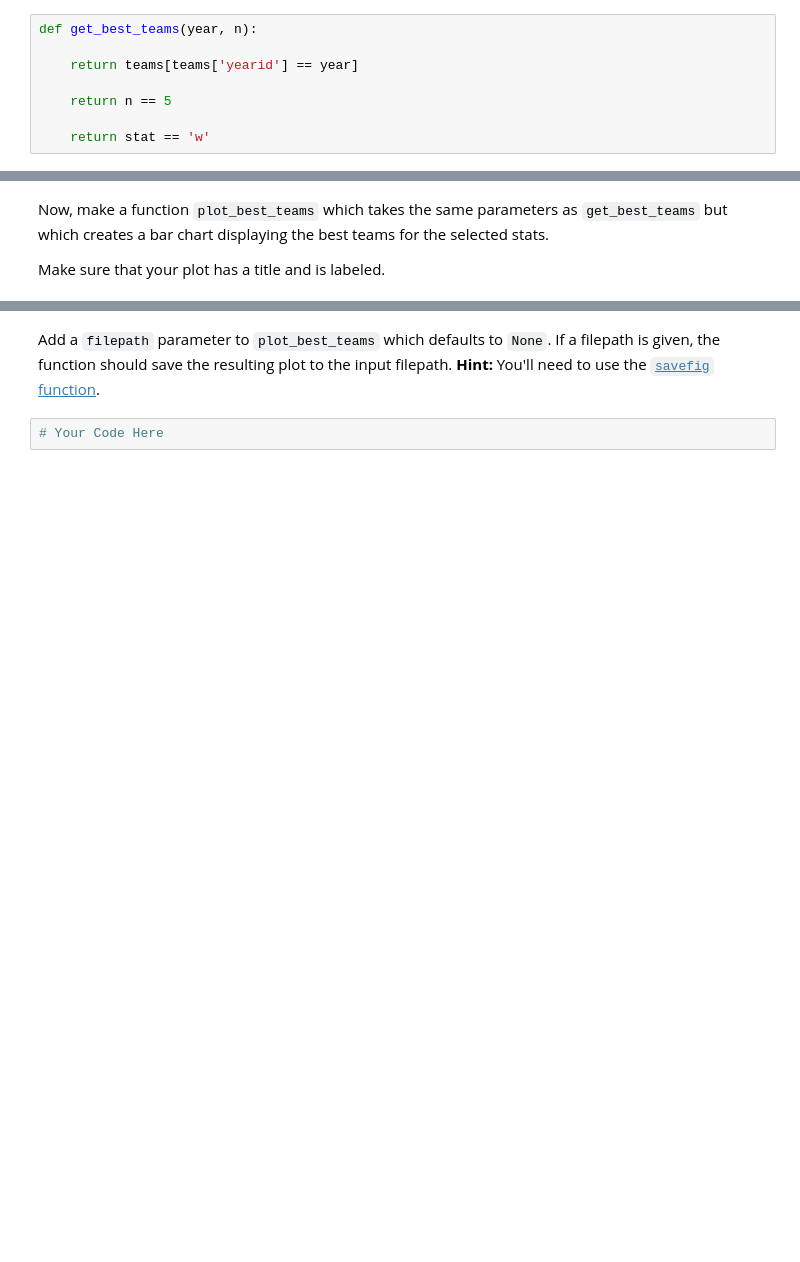
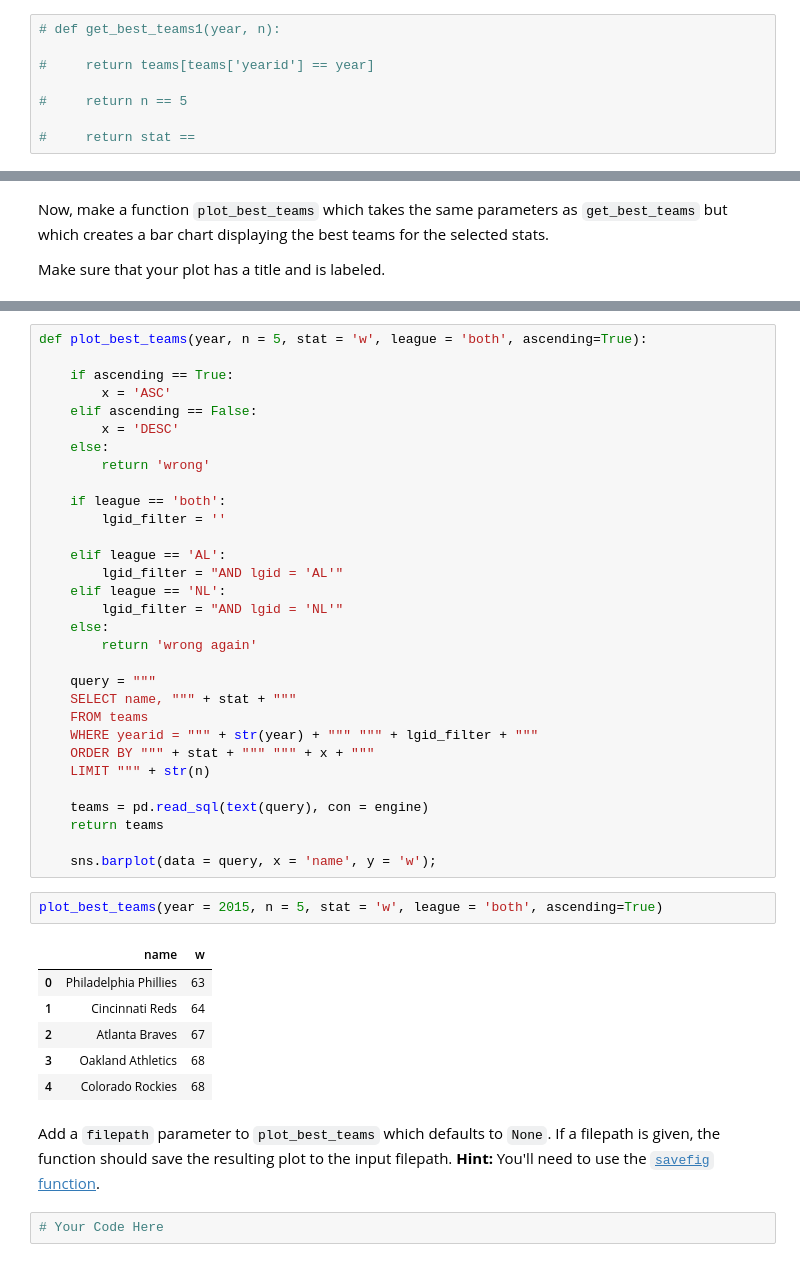
Before and after one commit to NSS-Data-Analytics-Cohort-11/loops-functions-practice-barbsjean, a Jupyter notebook: notebooks/Loops_and_Functions_Practice.ipynb, the cells around one changed output, grey strips where cells are left out. Saved outputs shown, nothing was run; the diff lists cells and outputs as text; blank space fills up the shorter version.

```diff
--- a/notebooks/Loops_and_Functions_Practice.ipynb
+++ b/notebooks/Loops_and_Functions_Practice.ipynb
@@ -402,10 +405,10 @@ Now, write a function `get_best_teams` that will take as input a `year`, a numbe
 
 Calling `get_best_teams(year = 2014, n = 3)` should return the Los Angeles Angels, the Baltimore Orioles, and the Washington Nationals.
 # %%
-def get_best_teams(year, n):
+# def get_best_teams1(year, n):
 
-    return teams[teams['yearid'] == year]
+#     return teams[teams['yearid'] == year]
 
-    return n == 5
+#     return n == 5
 
-    return stat == 'w'
+#     return stat ==
@@ -451,3 +538,43 @@ Make sure that your plot has a title and is labeled.
+# %%
+def plot_best_teams(year, n = 5, stat = 'w', league = 'both', ascending=True):
+
+    if ascending == True:
+        x = 'ASC'
+    elif ascending == False:
+        x = 'DESC'
+    else:
+        return 'wrong'
+
+    if league == 'both':
+        lgid_filter = ''
+
+    elif league == 'AL':
+        lgid_filter = "AND lgid = 'AL'"
+    elif league == 'NL':
+        lgid_filter = "AND lgid = 'NL'"
+    else:
+        return 'wrong again'
+
+    query = """
+    SELECT name, """ + stat + """
+    FROM teams
+    WHERE yearid = """ + str(year) + """ """ + lgid_filter + """
+    ORDER BY """ + stat + """ """ + x + """
+    LIMIT """ + str(n)
+
+    teams = pd.read_sql(text(query), con = engine)
+    return teams
+
+    sns.barplot(data = query, x = 'name', y = 'w');
+# %%
+plot_best_teams(year = 2015, n = 5, stat = 'w', league = 'both', ascending=True)
+# %% [output]
+|  | name | w |
+| 0 | Philadelphia Phillies | 63 |
+| 1 | Cincinnati Reds | 64 |
+| 2 | Atlanta Braves | 67 |
+| 3 | Oakland Athletics | 68 |
+| 4 | Colorado Rockies | 68 |
 # %% [markdown]
 Add a `filepath` parameter to `plot_best_teams` which defaults to `None`. If a filepath is given, the function should save the resulting plot to the input filepath. **Hint:** You'll need to use the [`savefig` function](https://matplotlib.org/stable/api/_as_gen/matplotlib.pyplot.savefig.html).
 # %%
```
Also changed, not shown: parts of 13 cells of this notebook.
